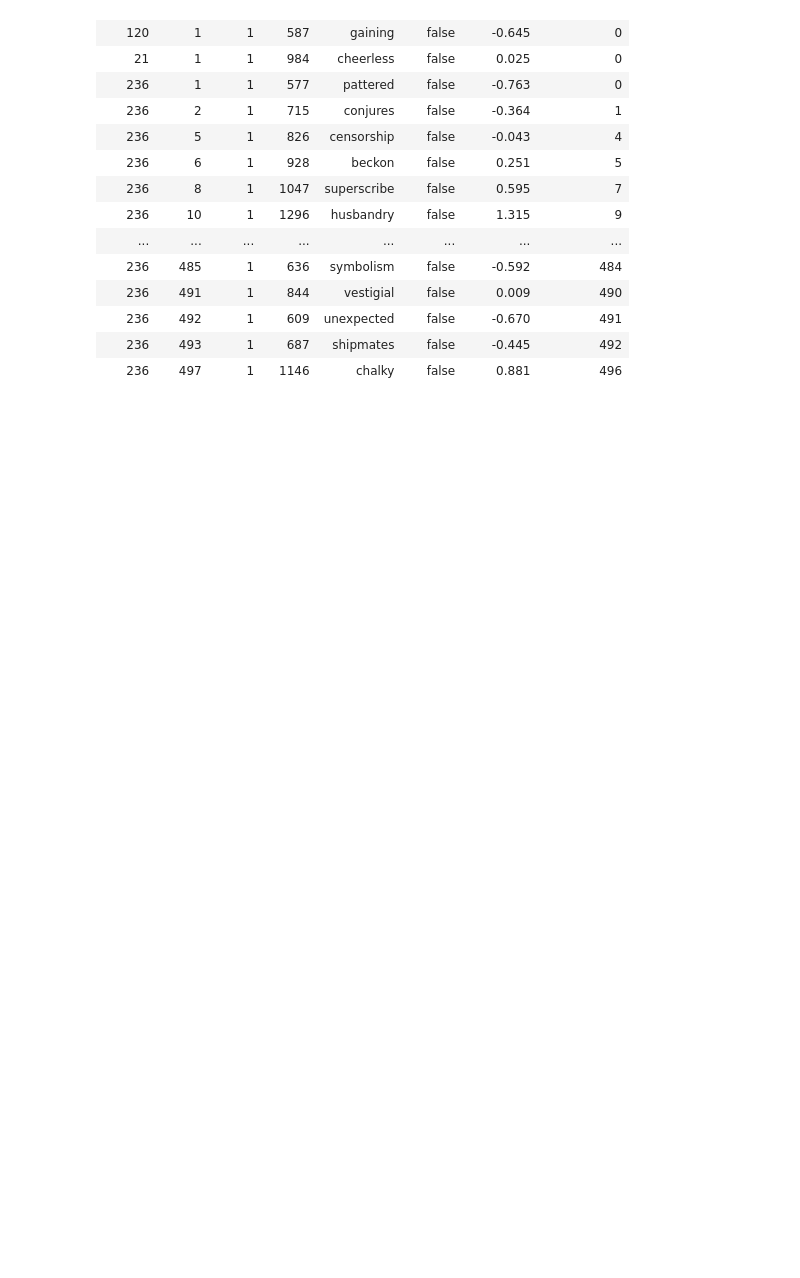
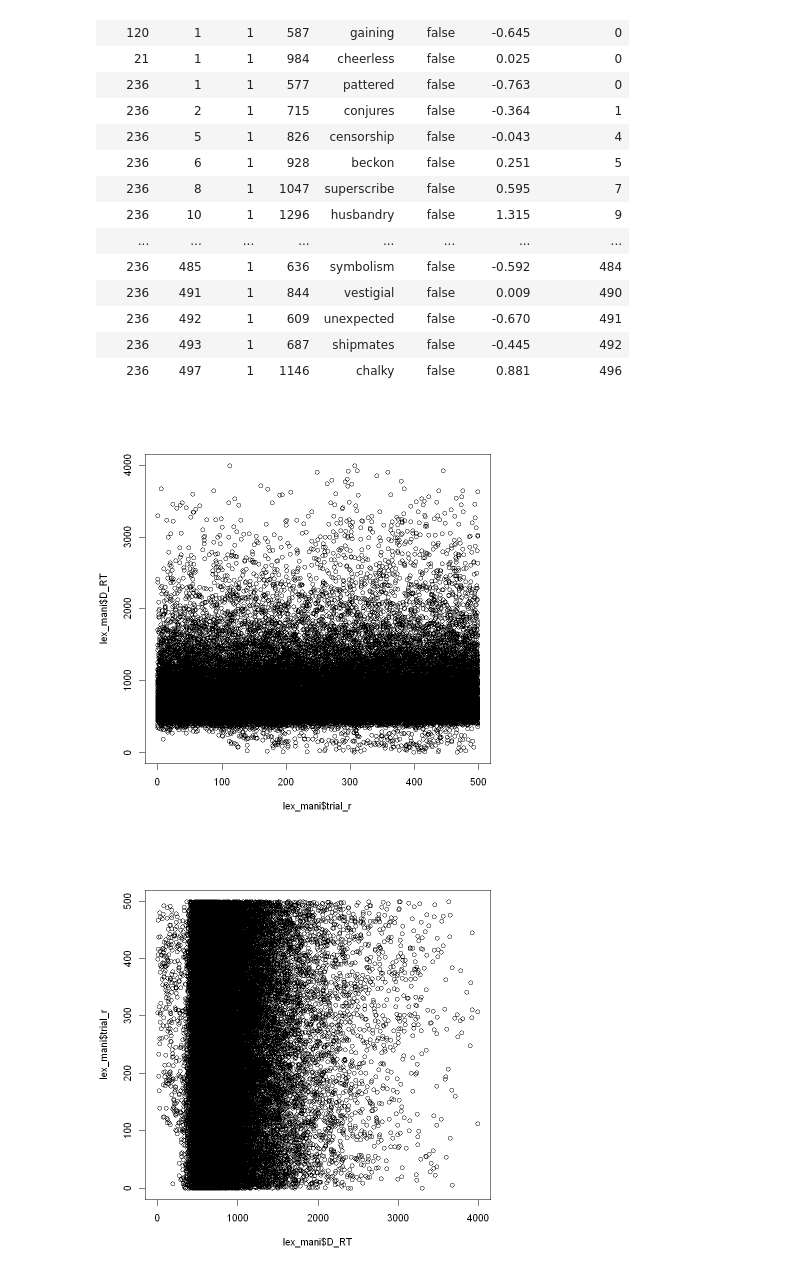
Before and after one commit to yuqialicez/Zhou_DSPN_S22, a Jupyter notebook: Homework2_Data tables.ipynb, the cells around one changed output. Cells and saved outputs as stored; diff of their text form; code cells hidden in the pictures; blank space fills up the shorter version.

```diff
--- a/Homework2_Data tables.ipynb
+++ b/Homework2_Data tables.ipynb
@@ -70,4 +70,6 @@ A data.frame: 62607 × 8
 | 236 | 497 | 1 | 1146 | chalky | false | 0.881 | 496 |
 # %%
 plot(lex_mani$trial_r,lex_mani$D_RT)
-plot(lex_mani$D_RT,lex_mani$trial_r)
+# %% [output]
+[figure, added]
+[figure, added]
```
